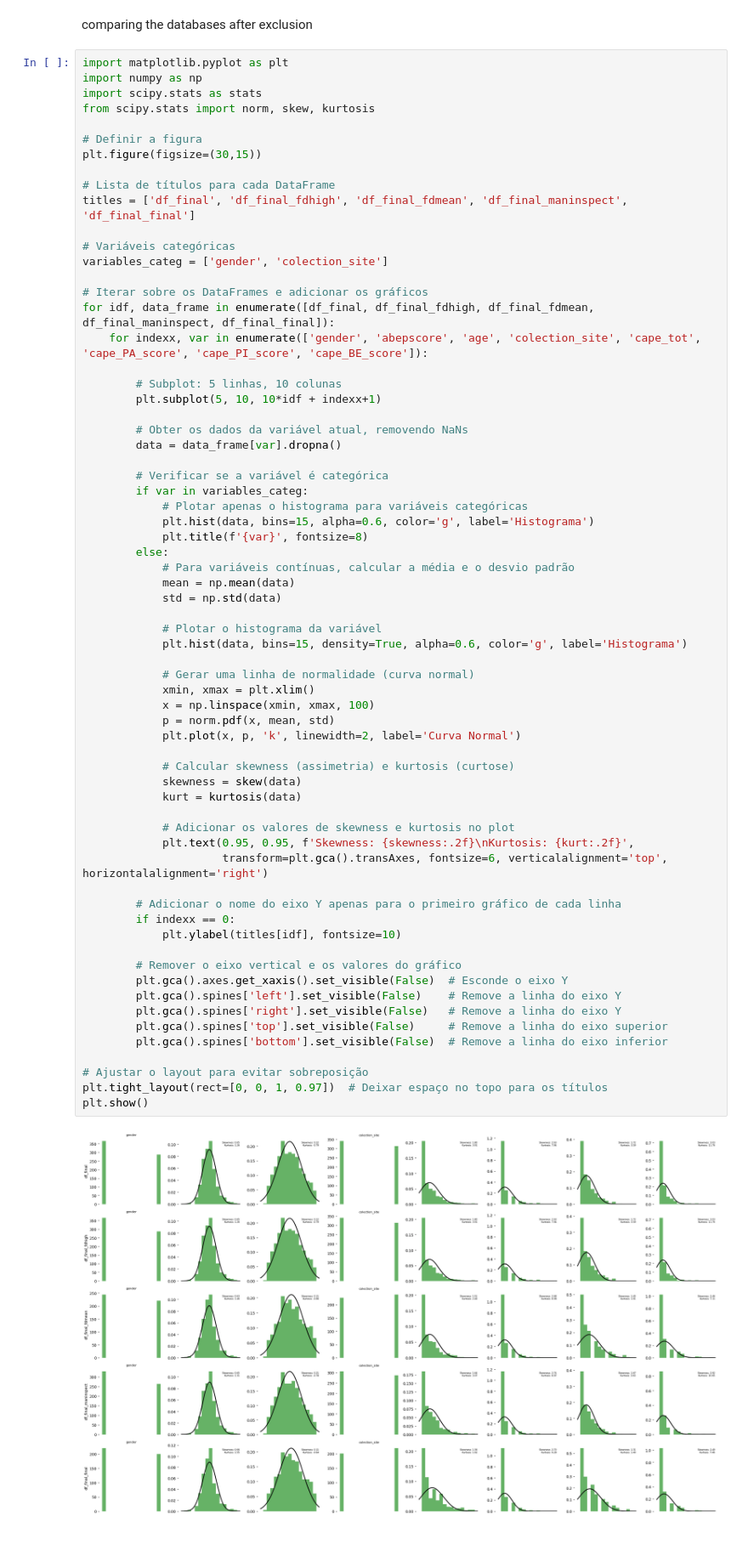
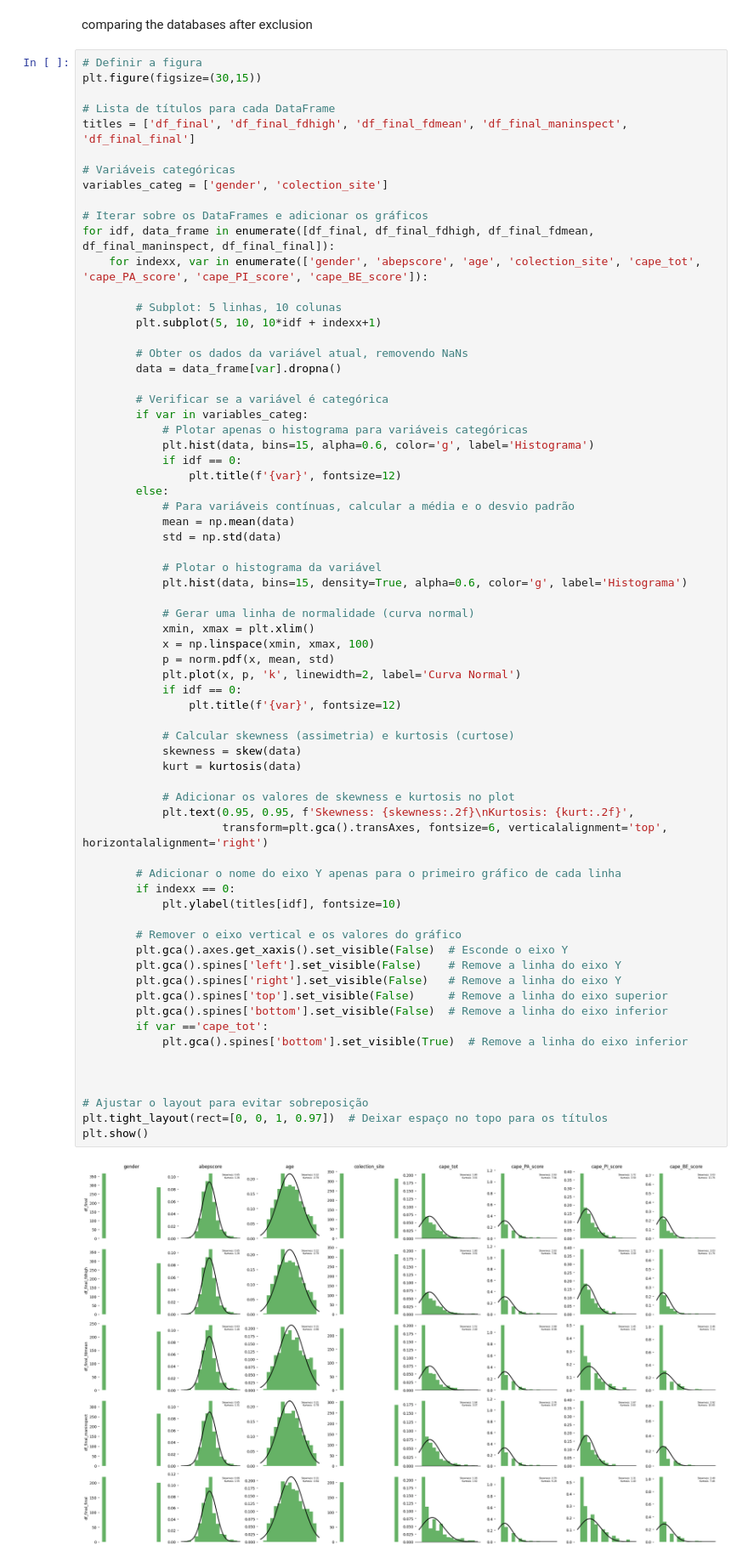
Before and after one commit to angeloodr/INPD-neuroimage-cape, a Jupyter notebook: analisys_code/organizing_dataset.ipynb, the cells around one changed output. Shown at 85% size. Cells and saved outputs as stored; diff of their text form.

```diff
--- a/analisys_code/organizing_dataset.ipynb
+++ b/analisys_code/organizing_dataset.ipynb
@@ -206,11 +213,6 @@ df_final_final = df_final_final.drop(['fd_mean', 'fd_mean_value', 'fd_count_high
 # %% [markdown]
 comparing the databases after exclusion
 # %%
-import matplotlib.pyplot as plt
-import numpy as np
-import scipy.stats as stats
-from scipy.stats import norm, skew, kurtosis
-
 # Definir a figura
 plt.figure(figsize=(30,15))
 
@@ -234,7 +236,8 @@ for idf, data_frame in enumerate([df_final, df_final_fdhigh, df_final_fdmean, df
         if var in variables_categ:
             # Plotar apenas o histograma para variáveis categóricas
             plt.hist(data, bins=15, alpha=0.6, color='g', label='Histograma')
-            plt.title(f'{var}', fontsize=8)
+            if idf == 0:
+                plt.title(f'{var}', fontsize=12)
         else:
             # Para variáveis contínuas, calcular a média e o desvio padrão
             mean = np.mean(data)
@@ -245,32 +248,38 @@ for idf, data_frame in enumerate([df_final, df_final_fdhigh, df_final_fdmean, df
 
             # Gerar uma linha de normalidade (curva normal)
             xmin, xmax = plt.xlim()
             x = np.linspace(xmin, xmax, 100)
             p = norm.pdf(x, mean, std)
             plt.plot(x, p, 'k', linewidth=2, label='Curva Normal')
+            if idf == 0:
+                plt.title(f'{var}', fontsize=12)
 
             # Calcular skewness (assimetria) e kurtosis (curtose)
             skewness = skew(data)
             kurt = kurtosis(data)
 
             # Adicionar os valores de skewness e kurtosis no plot
             plt.text(0.95, 0.95, f'Skewness: {skewness:.2f}\nKurtosis: {kurt:.2f}',
                      transform=plt.gca().transAxes, fontsize=6, verticalalignment='top', horizontalalignment='right')
 
         # Adicionar o nome do eixo Y apenas para o primeiro gráfico de cada linha
         if indexx == 0:
             plt.ylabel(titles[idf], fontsize=10)
 
         # Remover o eixo vertical e os valores do gráfico
         plt.gca().axes.get_xaxis().set_visible(False)  # Esconde o eixo Y
         plt.gca().spines['left'].set_visible(False)    # Remove a linha do eixo Y
         plt.gca().spines['right'].set_visible(False)   # Remove a linha do eixo Y
         plt.gca().spines['top'].set_visible(False)     # Remove a linha do eixo superior
         plt.gca().spines['bottom'].set_visible(False)  # Remove a linha do eixo inferior
+        if var =='cape_tot':
+            plt.gca().spines['bottom'].set_visible(True)  # Remove a linha do eixo inferior
+
+
 
 # Ajustar o layout para evitar sobreposição
 plt.tight_layout(rect=[0, 0, 1, 0.97])  # Deixar espaço no topo para os títulos
 plt.show()
 # %% [output]
-[figure, old version]
+[figure, new version]
 # %%
```
Also changed, not shown: parts of 16 cells of this notebook, 4 other files.
